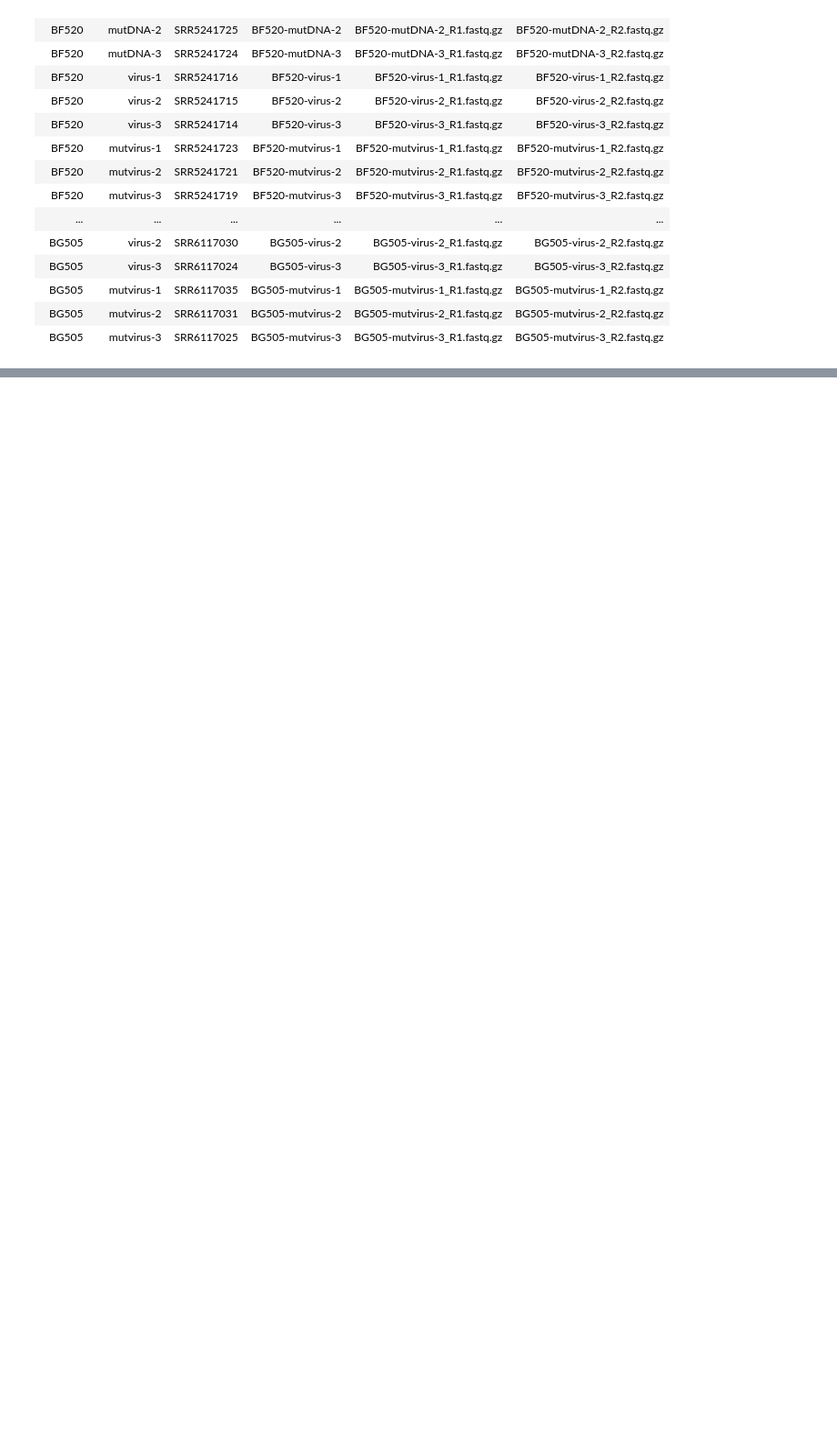
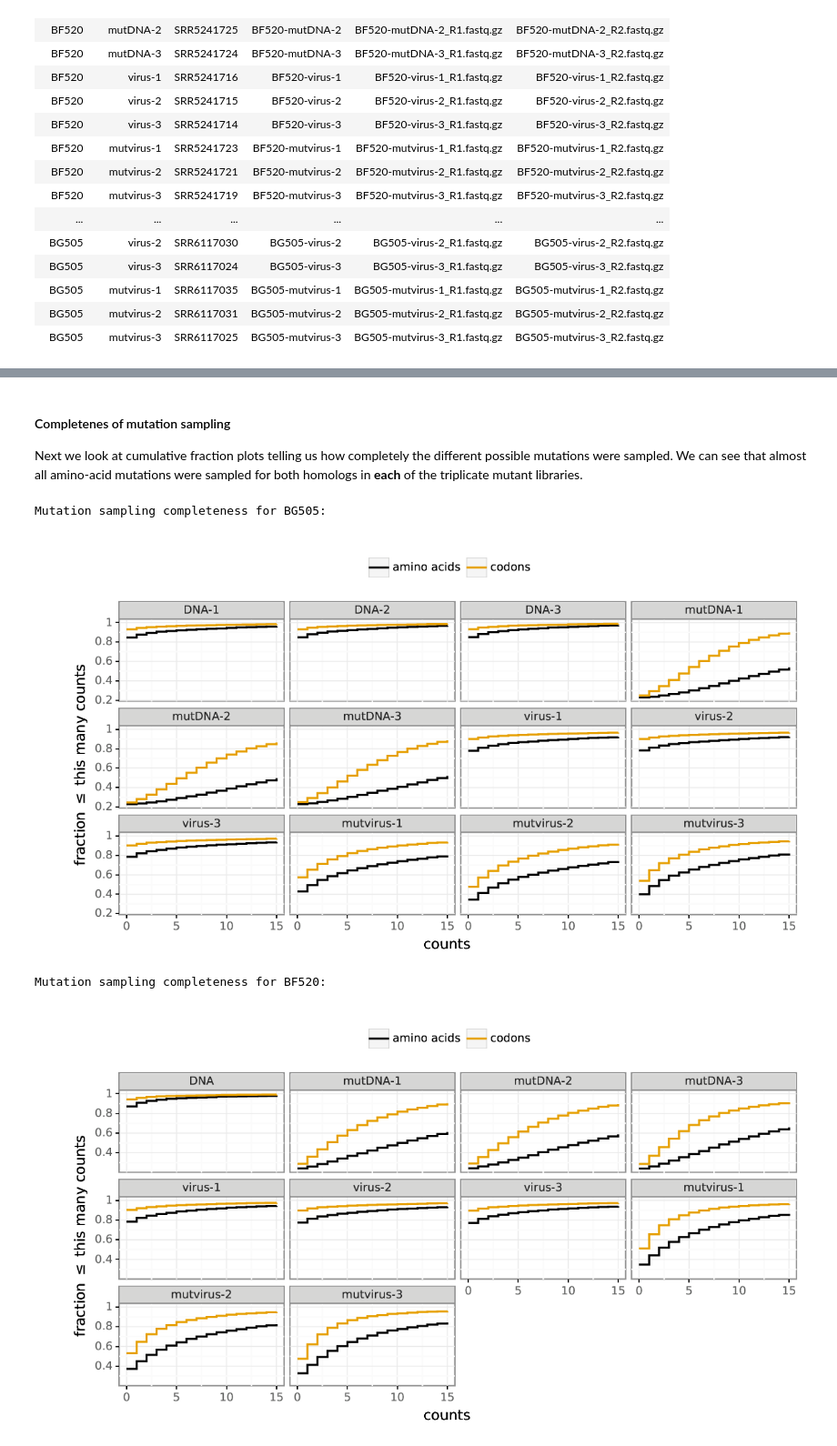
Before and after one commit to jbloomlab/EnvMutationalShiftsPaper, a Jupyter notebook: analysis_code/analysis_notebook.ipynb, the cells around one changed output, grey strips where cells are left out. Shown: that part at 91% size. Cells and saved outputs as stored; diff of their text form; code cells hidden in the pictures; blank space fills up the shorter version.

```diff
--- a/analysis_code/analysis_notebook.ipynb
+++ b/analysis_code/analysis_notebook.ipynb
@@ -334,0 +402,13 @@ Completed dms2_batch_bcsubamp.
+# %% [markdown]
+#### Completenes of mutation sampling
+Next we look at cumulative fraction plots telling us how completely the different possible mutations were sampled.
+We can see that almost all amino-acid mutations were sampled for both homologs in **each** of the triplicate mutant libraries.
+# %%
+for env in homologs:
+    print("\nMutation sampling completeness for {0}:".format(env))
+    showPDF(countsplotprefix[env] + 'cumulmutcounts.pdf')
+# %% [output]
+Mutation sampling completeness for BG505:
+[figure, added]
+Mutation sampling completeness for BF520:
+[figure, added]
```
Also changed, not shown: parts of 22 cells of this notebook.
